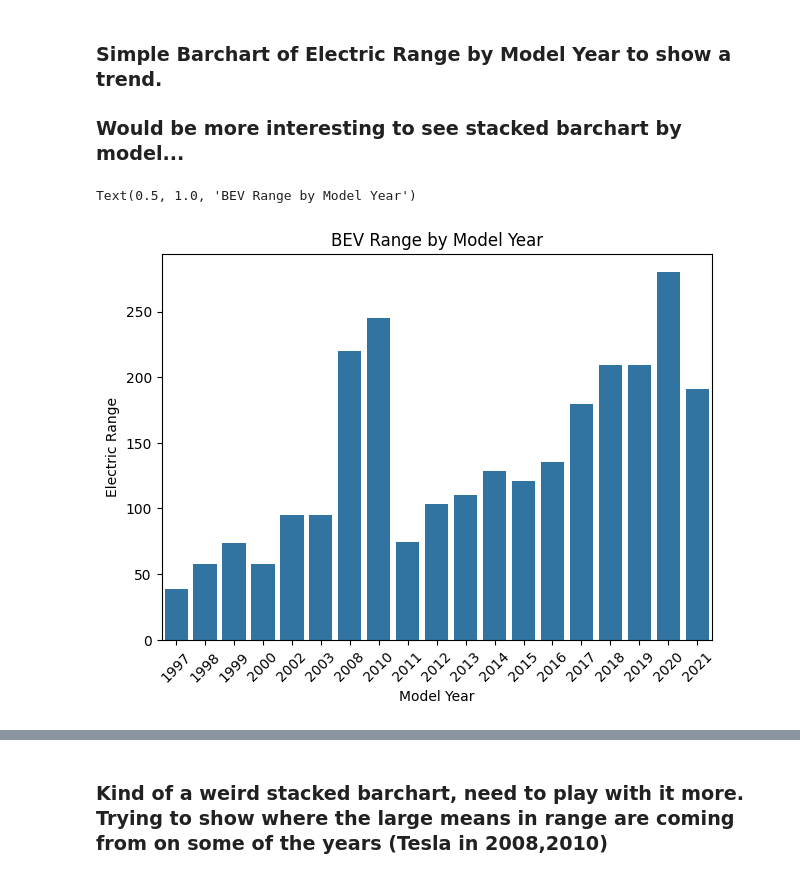
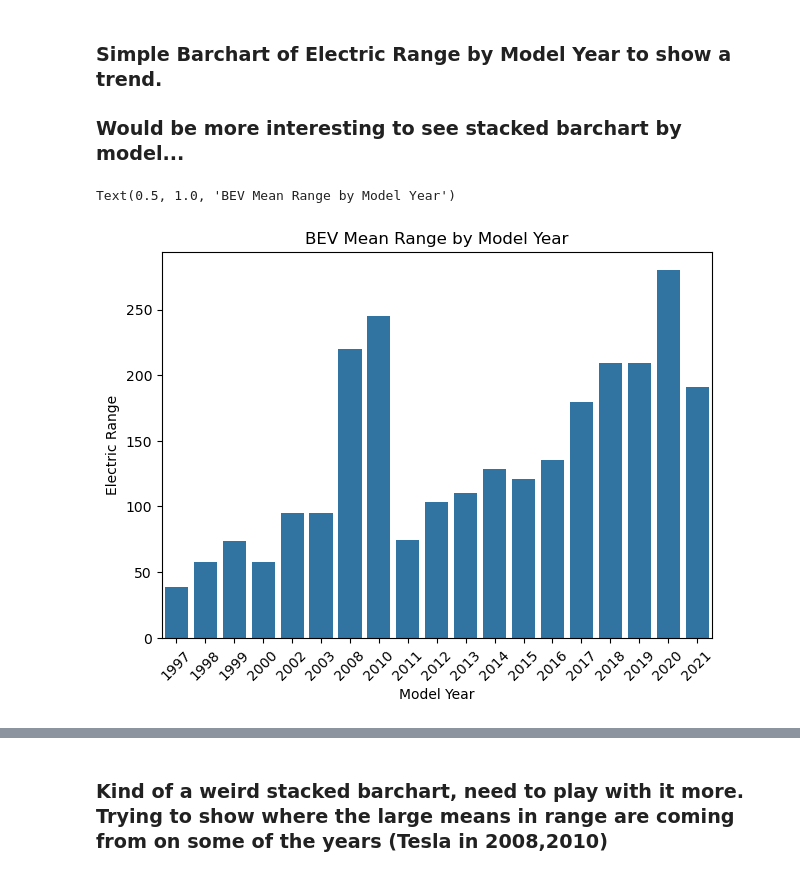
Before and after one commit to MichaelHowick/CS4580-EDA-Assignment, a Jupyter notebook: lk_notebook.ipynb, the cells around one changed output, grey strips where cells are left out. Drawn from its saved outputs; the diff is of its cells as text; code cells hidden in the pictures.

```diff
--- a/lk_notebook.ipynb
+++ b/lk_notebook.ipynb
@@ -35,0 +41,4 @@ df
+# %%
+# Remove columns that aren't useful to simplify data exploration
+df = df.drop(['DOL Vehicle ID', 'Electric Utility', 'CAFV', 'State' ], axis=1)
+df.head()
@@ -113,9 +167,9 @@ Name: Electric Range, dtype: float64
 # %%
 #
 sns.barplot(data=bev_mean_range)
 plt.xticks(rotation=45)
 plt.tight_layout()
-plt.title('BEV Range by Model Year')
+plt.title('BEV Mean Range by Model Year')
 # %% [output]
-Text(0.5, 1.0, 'BEV Range by Model Year')
+Text(0.5, 1.0, 'BEV Mean Range by Model Year')
-[figure, old version]
+[figure, new version]
```
Also changed, not shown: parts of 33 cells of this notebook, 6 other files.
